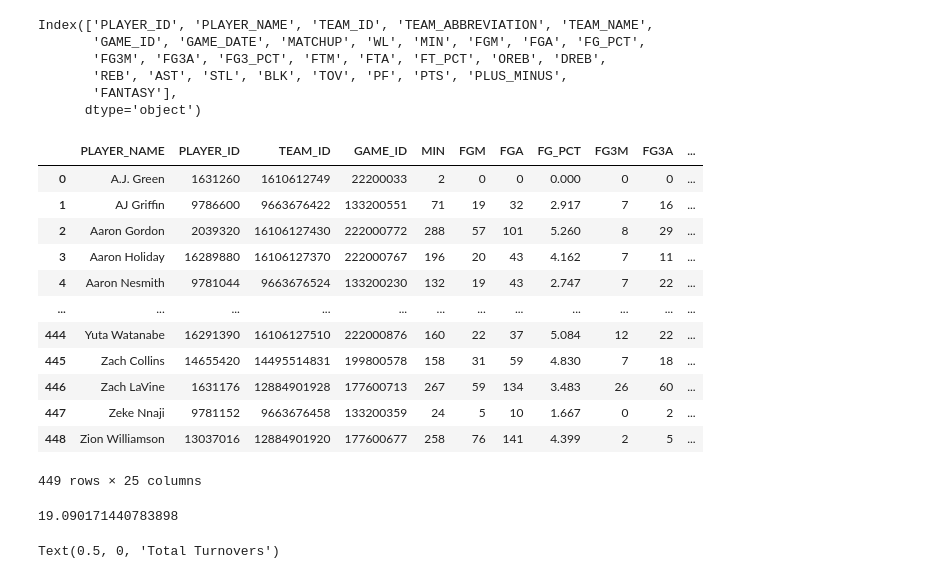
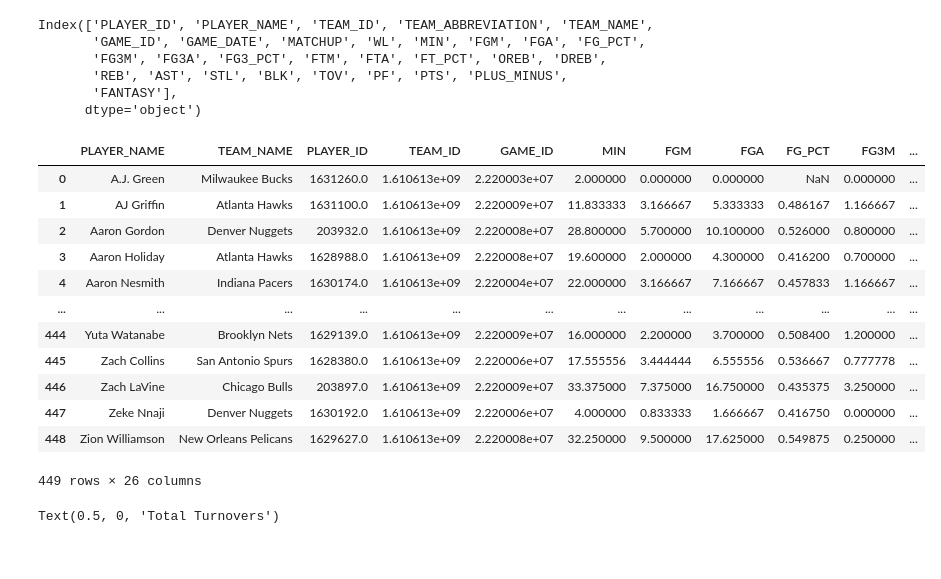
Before and after one commit to parkcherrington/NBA_Project, a Jupyter notebook: NBA_EDA.ipynb, the cells around one changed output. Cells and saved outputs as stored; diff of their text form; code cells hidden in the pictures.

```diff
--- a/NBA_EDA.ipynb
+++ b/NBA_EDA.ipynb
@@ -29,29 +29,27 @@ Index(['PLAYER_ID', 'PLAYER_NAME', 'TEAM_ID', 'TEAM_ABBREVIATION', 'TEAM_NAME',
 # %%
 # Create a new df that is the sums of stats
 # Create a new df that is the averages per game of stats
 
 # Both of these are one row per player.
-totals = boxdf.groupby('PLAYER_NAME', as_index = False).sum()
-means = boxdf.groupby('PLAYER_NAME').mean()
-totals
+totals = boxdf.groupby(['PLAYER_NAME','TEAM_NAME'], as_index = False).sum()
+means = boxdf.groupby(['PLAYER_NAME', 'TEAM_NAME'], as_index = False).mean()
+means
 # %% [output]
-|  | PLAYER_NAME | PLAYER_ID | TEAM_ID | GAME_ID | MIN | FGM | FGA | FG_PCT | FG3M | FG3A | ... |
-| 0 | A.J. Green | 1631260 | 1610612749 | 22200033 | 2 | 0 | 0 | 0.000 | 0 | 0 | ... |
-| 1 | AJ Griffin | 9786600 | 9663676422 | 133200551 | 71 | 19 | 32 | 2.917 | 7 | 16 | ... |
-| 2 | Aaron Gordon | 2039320 | 16106127430 | 222000772 | 288 | 57 | 101 | 5.260 | 8 | 29 | ... |
-| 3 | Aaron Holiday | 16289880 | 16106127370 | 222000767 | 196 | 20 | 43 | 4.162 | 7 | 11 | ... |
-| 4 | Aaron Nesmith | 9781044 | 9663676524 | 133200230 | 132 | 19 | 43 | 2.747 | 7 | 22 | ... |
+|  | PLAYER_NAME | TEAM_NAME | PLAYER_ID | TEAM_ID | GAME_ID | MIN | FGM | FGA | FG_PCT | FG3M | ... |
+| 0 | A.J. Green | Milwaukee Bucks | 1631260.0 | 1.610613e+09 | 2.220003e+07 | 2.000000 | 0.000000 | 0.000000 | NaN | 0.000000 | ... |
+| 1 | AJ Griffin | Atlanta Hawks | 1631100.0 | 1.610613e+09 | 2.220009e+07 | 11.833333 | 3.166667 | 5.333333 | 0.486167 | 1.166667 | ... |
+| 2 | Aaron Gordon | Denver Nuggets | 203932.0 | 1.610613e+09 | 2.220008e+07 | 28.800000 | 5.700000 | 10.100000 | 0.526000 | 0.800000 | ... |
+| 3 | Aaron Holiday | Atlanta Hawks | 1628988.0 | 1.610613e+09 | 2.220008e+07 | 19.600000 | 2.000000 | 4.300000 | 0.416200 | 0.700000 | ... |
+| 4 | Aaron Nesmith | Indiana Pacers | 1630174.0 | 1.610613e+09 | 2.220004e+07 | 22.000000 | 3.166667 | 7.166667 | 0.457833 | 1.166667 | ... |
 | ... | ... | ... | ... | ... | ... | ... | ... | ... | ... | ... | ... |
-| 444 | Yuta Watanabe | 16291390 | 16106127510 | 222000876 | 160 | 22 | 37 | 5.084 | 12 | 22 | ... |
-| 445 | Zach Collins | 14655420 | 14495514831 | 199800578 | 158 | 31 | 59 | 4.830 | 7 | 18 | ... |
-| 446 | Zach LaVine | 1631176 | 12884901928 | 177600713 | 267 | 59 | 134 | 3.483 | 26 | 60 | ... |
-| 447 | Zeke Nnaji | 9781152 | 9663676458 | 133200359 | 24 | 5 | 10 | 1.667 | 0 | 2 | ... |
-| 448 | Zion Williamson | 13037016 | 12884901920 | 177600677 | 258 | 76 | 141 | 4.399 | 2 | 5 | ... |
+| 444 | Yuta Watanabe | Brooklyn Nets | 1629139.0 | 1.610613e+09 | 2.220009e+07 | 16.000000 | 2.200000 | 3.700000 | 0.508400 | 1.200000 | ... |
+| 445 | Zach Collins | San Antonio Spurs | 1628380.0 | 1.610613e+09 | 2.220006e+07 | 17.555556 | 3.444444 | 6.555556 | 0.536667 | 0.777778 | ... |
+| 446 | Zach LaVine | Chicago Bulls | 203897.0 | 1.610613e+09 | 2.220009e+07 | 33.375000 | 7.375000 | 16.750000 | 0.435375 | 3.250000 | ... |
+| 447 | Zeke Nnaji | Denver Nuggets | 1630192.0 | 1.610613e+09 | 2.220006e+07 | 4.000000 | 0.833333 | 1.666667 | 0.416750 | 0.000000 | ... |
+| 448 | Zion Williamson | New Orleans Pelicans | 1629627.0 | 1.610613e+09 | 2.220008e+07 | 32.250000 | 9.500000 | 17.625000 | 0.549875 | 0.250000 | ... |
-449 rows × 25 columns
+449 rows × 26 columns
 # %%
 means['MIN'].mean()
-# %% [output]
-19.090171440783898
 # %%
 # Scatterplot for assists vs. turnovers
 fig = plt.figure()
```
Also changed, not shown: parts of 3 cells of this notebook, 1 other file.
